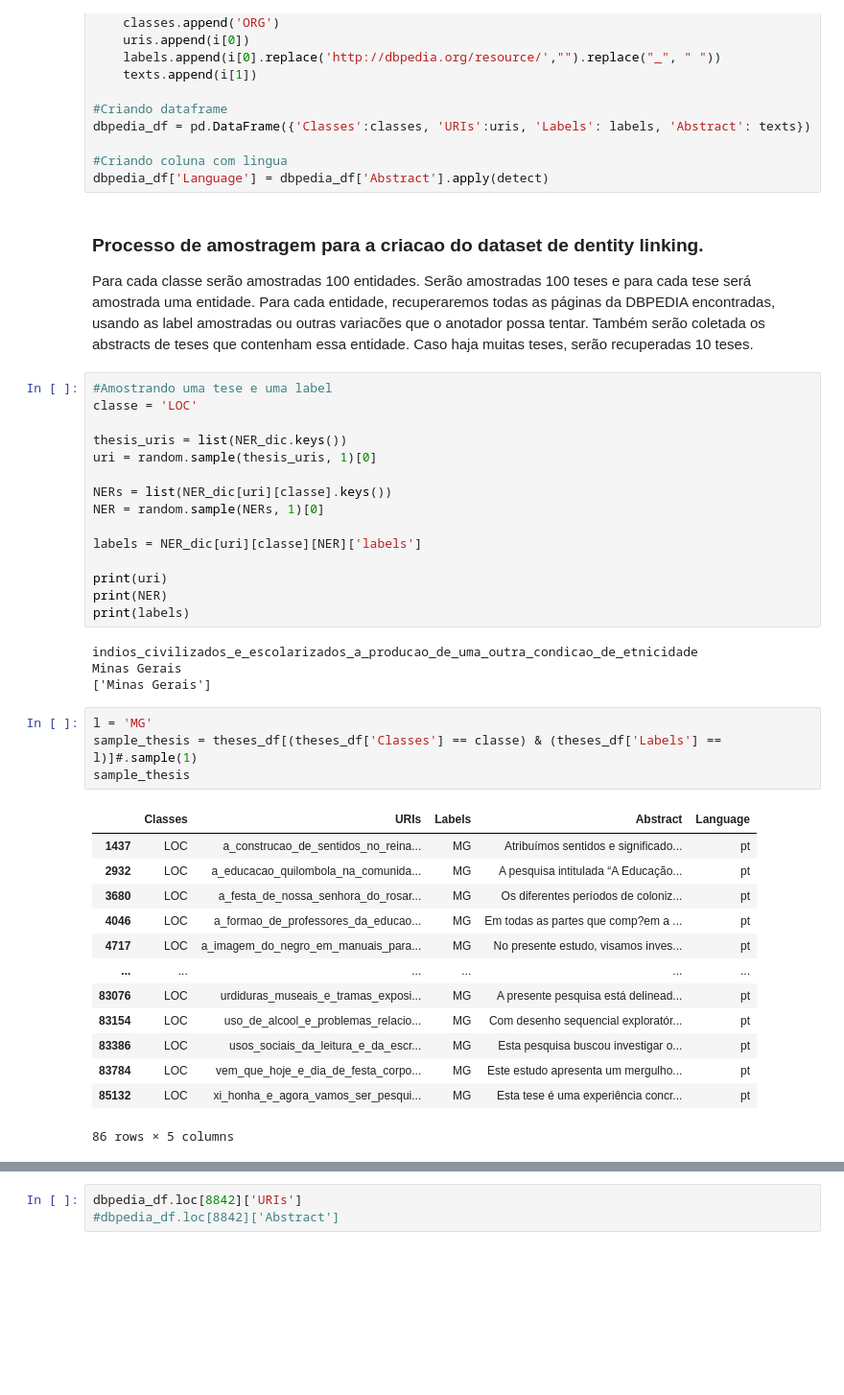
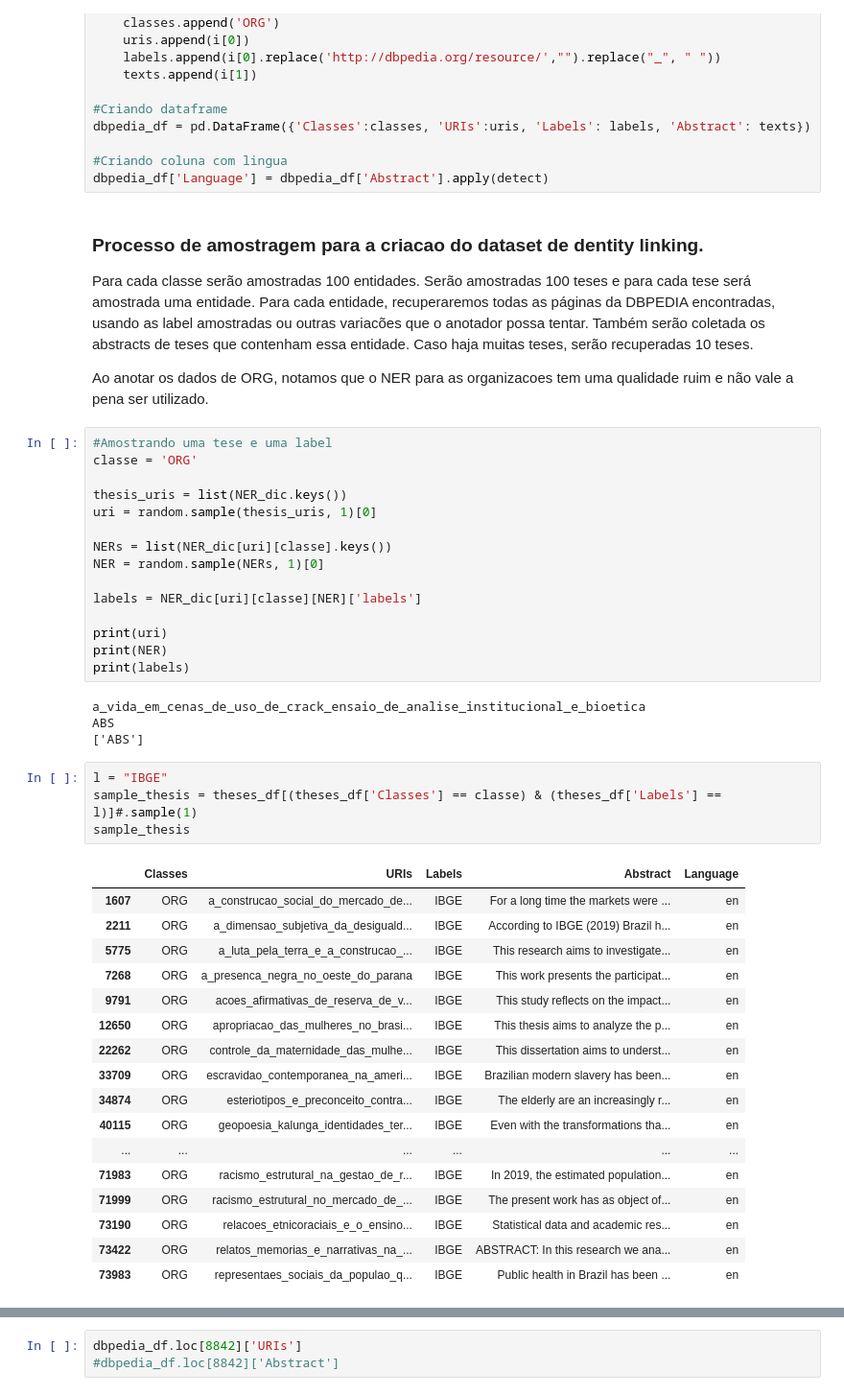
Before and after one commit to fabiocorreacordeiro/Indigenous-Slavery-KG, a Jupyter notebook: Entity Link models.ipynb, the cells around one changed output, grey strips where cells are left out. Shown: that part at 96% size. Saved outputs shown, nothing was run; the diff lists cells and outputs as text; blank space fills up the shorter version.

```diff
--- a/Entity Link models.ipynb
+++ b/Entity Link models.ipynb
@@ -131,9 +131,11 @@ dbpedia_df['Language'] = dbpedia_df['Abstract'].apply(detect)
 ### Processo de amostragem para a criacao do dataset de dentity linking.
 
 Para cada classe serão amostradas 100 entidades. Serão amostradas 100 teses e para cada tese será amostrada uma entidade. Para cada entidade, recuperaremos todas as páginas da DBPEDIA encontradas, usando as label amostradas ou outras variacões que o anotador possa tentar. Também serão coletada os abstracts de teses que contenham essa entidade. Caso haja muitas teses, serão recuperadas 10 teses.
+
+Ao anotar os dados de ORG, notamos que o NER para as organizacoes tem uma qualidade ruim e não vale a pena ser utilizado.
 # %%
 #Amostrando uma tese e uma label
-classe = 'LOC'
+classe = 'ORG'
 
 thesis_uris = list(NER_dic.keys())
 uri = random.sample(thesis_uris, 1)[0]
@@ -147,27 +149,31 @@ print(uri)
 print(NER)
 print(labels)
 # %% [output]
-indios_civilizados_e_escolarizados_a_producao_de_uma_outra_condicao_de_etnicidade
-Minas Gerais
-['Minas Gerais']
+a_vida_em_cenas_de_uso_de_crack_ensaio_de_analise_institucional_e_bioetica
+ABS
+['ABS']
 # %%
-l = 'MG'
+l = "IBGE"
 sample_thesis = theses_df[(theses_df['Classes'] == classe) & (theses_df['Labels'] == l)]#.sample(1)
 sample_thesis
 # %% [output]
 |  | Classes | URIs | Labels | Abstract | Language |
-| 1437 | LOC | a_construcao_de_sentidos_no_reina... | MG | Atribuímos sentidos e significado... | pt |
-| 2932 | LOC | a_educacao_quilombola_na_comunida... | MG | A pesquisa intitulada “A Educação... | pt |
-| 3680 | LOC | a_festa_de_nossa_senhora_do_rosar... | MG | Os diferentes períodos de coloniz... | pt |
-| 4046 | LOC | a_formao_de_professores_da_educao... | MG | Em todas as partes que comp?em a ... | pt |
-| 4717 | LOC | a_imagem_do_negro_em_manuais_para... | MG | No presente estudo, visamos inves... | pt |
+| 1607 | ORG | a_construcao_social_do_mercado_de... | IBGE | For a long time the markets were ... | en |
+| 2211 | ORG | a_dimensao_subjetiva_da_desiguald... | IBGE | According to IBGE (2019) Brazil h... | en |
+| 5775 | ORG | a_luta_pela_terra_e_a_construcao_... | IBGE | This research aims to investigate... | en |
+| 7268 | ORG | a_presenca_negra_no_oeste_do_parana | IBGE | This work presents the participat... | en |
+| 9791 | ORG | acoes_afirmativas_de_reserva_de_v... | IBGE | This study reflects on the impact... | en |
+| 12650 | ORG | apropriacao_das_mulheres_no_brasi... | IBGE | This thesis aims to analyze the p... | en |
+| 22262 | ORG | controle_da_maternidade_das_mulhe... | IBGE | This dissertation aims to underst... | en |
+| 33709 | ORG | escravidao_contemporanea_na_ameri... | IBGE | Brazilian modern slavery has been... | en |
+| 34874 | ORG | esteriotipos_e_preconceito_contra... | IBGE | The elderly are an increasingly r... | en |
+| 40115 | ORG | geopoesia_kalunga_identidades_ter... | IBGE | Even with the transformations tha... | en |
 | ... | ... | ... | ... | ... | ... |
-| 83076 | LOC | urdiduras_museais_e_tramas_exposi... | MG | A presente pesquisa está delinead... | pt |
-| 83154 | LOC | uso_de_alcool_e_problemas_relacio... | MG | Com desenho sequencial exploratór... | pt |
-| 83386 | LOC | usos_sociais_da_leitura_e_da_escr... | MG | Esta pesquisa buscou investigar o... | pt |
-| 83784 | LOC | vem_que_hoje_e_dia_de_festa_corpo... | MG | Este estudo apresenta um mergulho... | pt |
-| 85132 | LOC | xi_honha_e_agora_vamos_ser_pesqui... | MG | Esta tese é uma experiência concr... | pt |
+| 71983 | ORG | racismo_estrutural_na_gestao_de_r... | IBGE | In 2019, the estimated population... | en |
+| 71999 | ORG | racismo_estrutural_no_mercado_de_... | IBGE | The present work has as object of... | en |
+| 73190 | ORG | relacoes_etnicoraciais_e_o_ensino... | IBGE | Statistical data and academic res... | en |
+| 73422 | ORG | relatos_memorias_e_narrativas_na_... | IBGE | ABSTRACT: In this research we ana... | en |
+| 73983 | ORG | representaes_sociais_da_populao_q... | IBGE | Public health in Brazil has been ... | en |
-86 rows × 5 columns
 # %%
 sample_thesis2 = sample_thesis.sample(1)
 print(sample_thesis2['URIs'].values)
```
Also changed, not shown: parts of 2 cells of this notebook, 2 other files.
